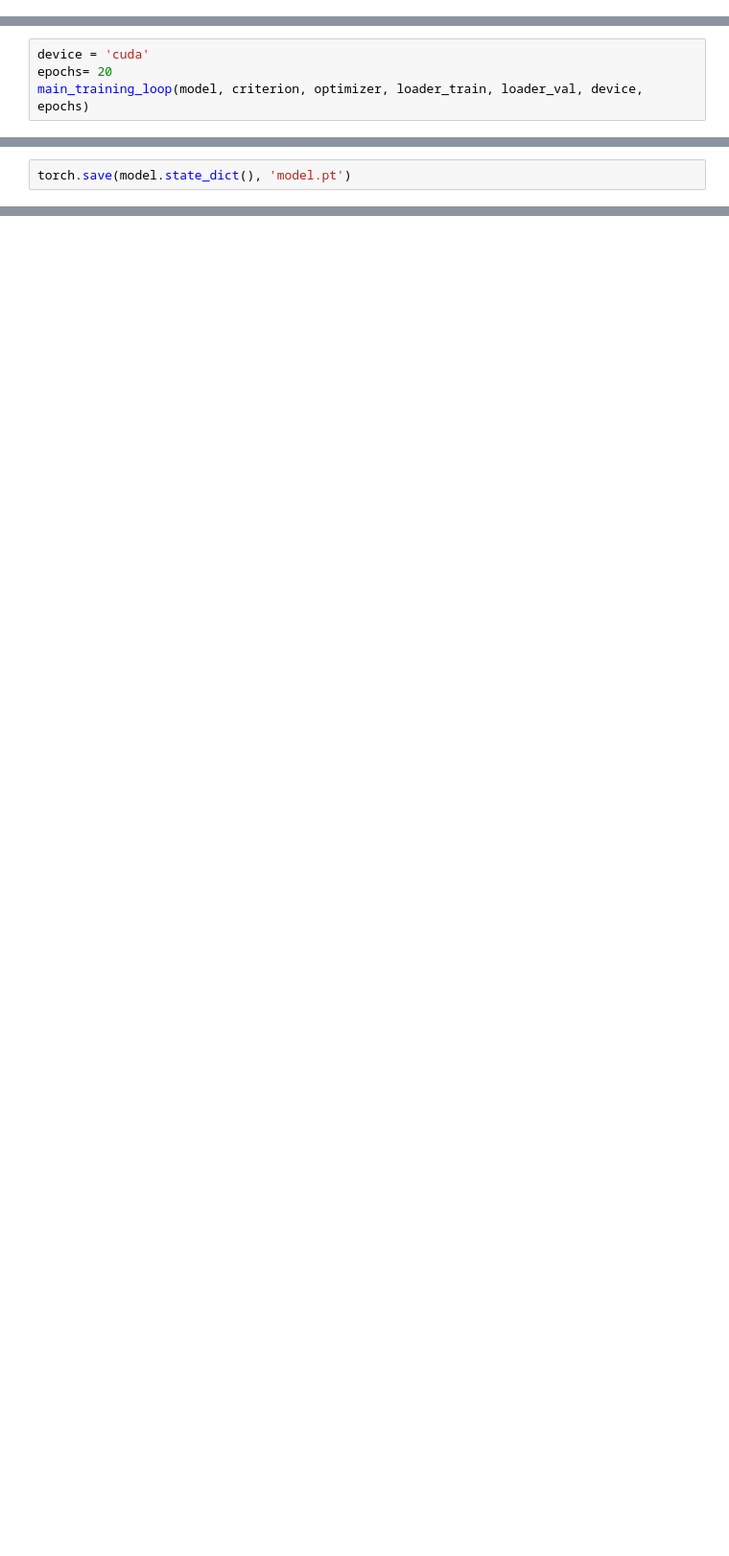
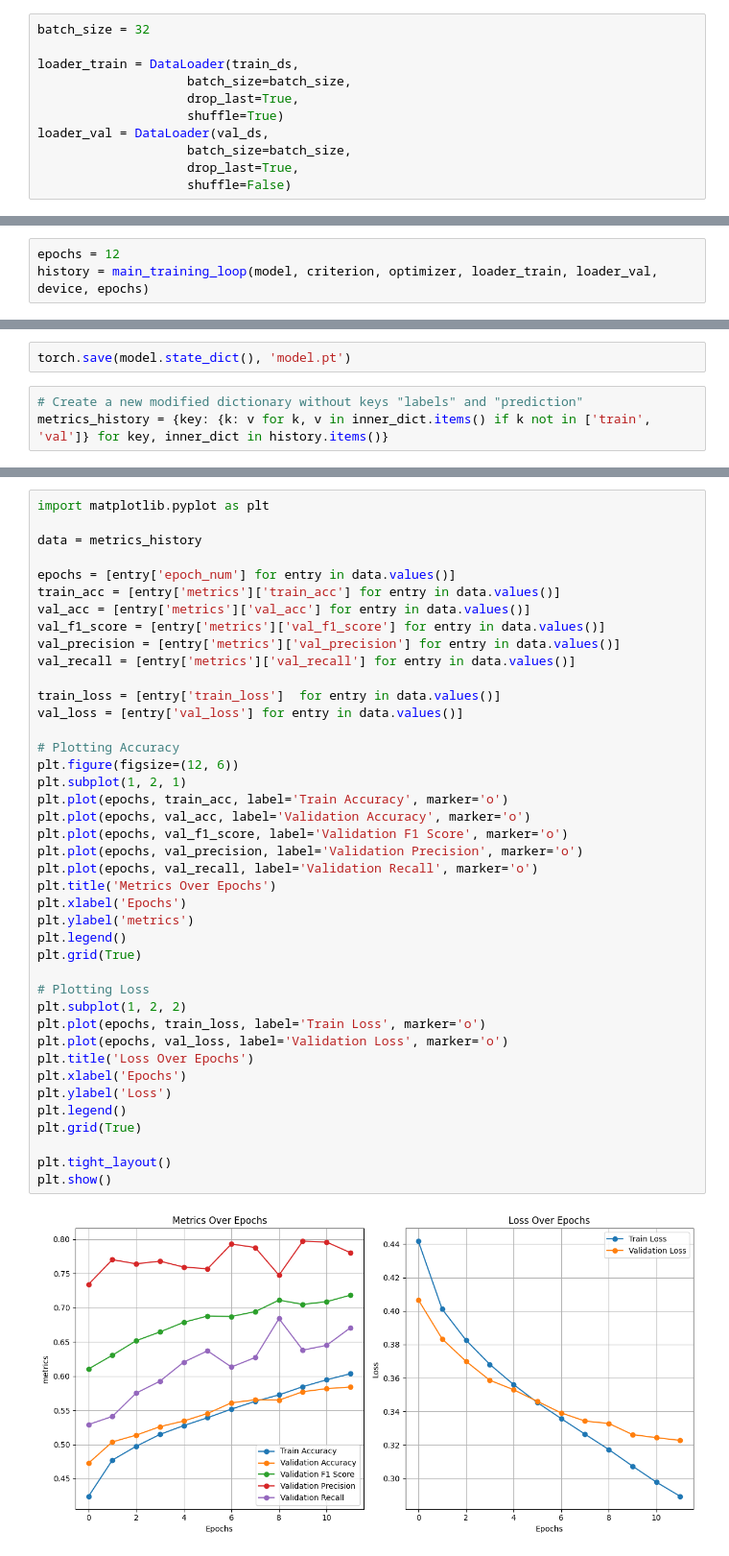
Before and after one commit to AzimovS/ml-mde-project, a Jupyter notebook: Resnet.ipynb, the cells around one changed output, grey strips where cells are left out. Shown at 96% size. Cells and saved outputs as stored; diff of their text form; blank space fills up the shorter version.

Commit message:
feat: train resnet18, 12 epochs, val_acc=0.584

```diff
--- a/Resnet.ipynb
+++ b/Resnet.ipynb
@@ -42,0 +151,11 @@ ModuleNotFoundError: ignored
+# %%
+batch_size = 32
+
+loader_train = DataLoader(train_ds,
+                    batch_size=batch_size,
+                    drop_last=True,
+                    shuffle=True)
+loader_val = DataLoader(val_ds,
+                    batch_size=batch_size,
+                    drop_last=True,
+                    shuffle=False)
@@ -329,6 +338,5 @@ ResNetModel(
 # %%
-device = 'cuda'
-epochs= 20
-main_training_loop(model, criterion, optimizer, loader_train, loader_val, device, epochs)
+epochs = 12
+history = main_training_loop(model, criterion, optimizer, loader_train, loader_val, device, epochs)
 # %% [output]
 Epoch 0:
@@ -1005,2 +377,5 @@ NameError: ignored
 # %%
 torch.save(model.state_dict(), 'model.pt')
+# %%
+# Create a new modified dictionary without keys "labels" and "prediction"
+metrics_history = {key: {k: v for k, v in inner_dict.items() if k not in ['train', 'val']} for key, inner_dict in history.items()}
@@ -1006,0 +402,43 @@ torch.save(model.state_dict(), 'model.pt')
+# %%
+import matplotlib.pyplot as plt
+
+data = metrics_history
+
+epochs = [entry['epoch_num'] for entry in data.values()]
+train_acc = [entry['metrics']['train_acc'] for entry in data.values()]
+val_acc = [entry['metrics']['val_acc'] for entry in data.values()]
+val_f1_score = [entry['metrics']['val_f1_score'] for entry in data.values()]
+val_precision = [entry['metrics']['val_precision'] for entry in data.values()]
+val_recall = [entry['metrics']['val_recall'] for entry in data.values()]
+
+train_loss = [entry['train_loss']  for entry in data.values()]
+val_loss = [entry['val_loss'] for entry in data.values()]
+
+# Plotting Accuracy
+plt.figure(figsize=(12, 6))
+plt.subplot(1, 2, 1)
+plt.plot(epochs, train_acc, label='Train Accuracy', marker='o')
+plt.plot(epochs, val_acc, label='Validation Accuracy', marker='o')
+plt.plot(epochs, val_f1_score, label='Validation F1 Score', marker='o')
+plt.plot(epochs, val_precision, label='Validation Precision', marker='o')
+plt.plot(epochs, val_recall, label='Validation Recall', marker='o')
+plt.title('Metrics Over Epochs')
+plt.xlabel('Epochs')
+plt.ylabel('metrics')
+plt.legend()
+plt.grid(True)
+
+# Plotting Loss
+plt.subplot(1, 2, 2)
+plt.plot(epochs, train_loss, label='Train Loss', marker='o')
+plt.plot(epochs, val_loss, label='Validation Loss', marker='o')
+plt.title('Loss Over Epochs')
+plt.xlabel('Epochs')
+plt.ylabel('Loss')
+plt.legend()
+plt.grid(True)
+
+plt.tight_layout()
+plt.show()
+# %% [output]
+[figure, added]
```
Also changed, not shown: parts of 43 cells of this notebook.
